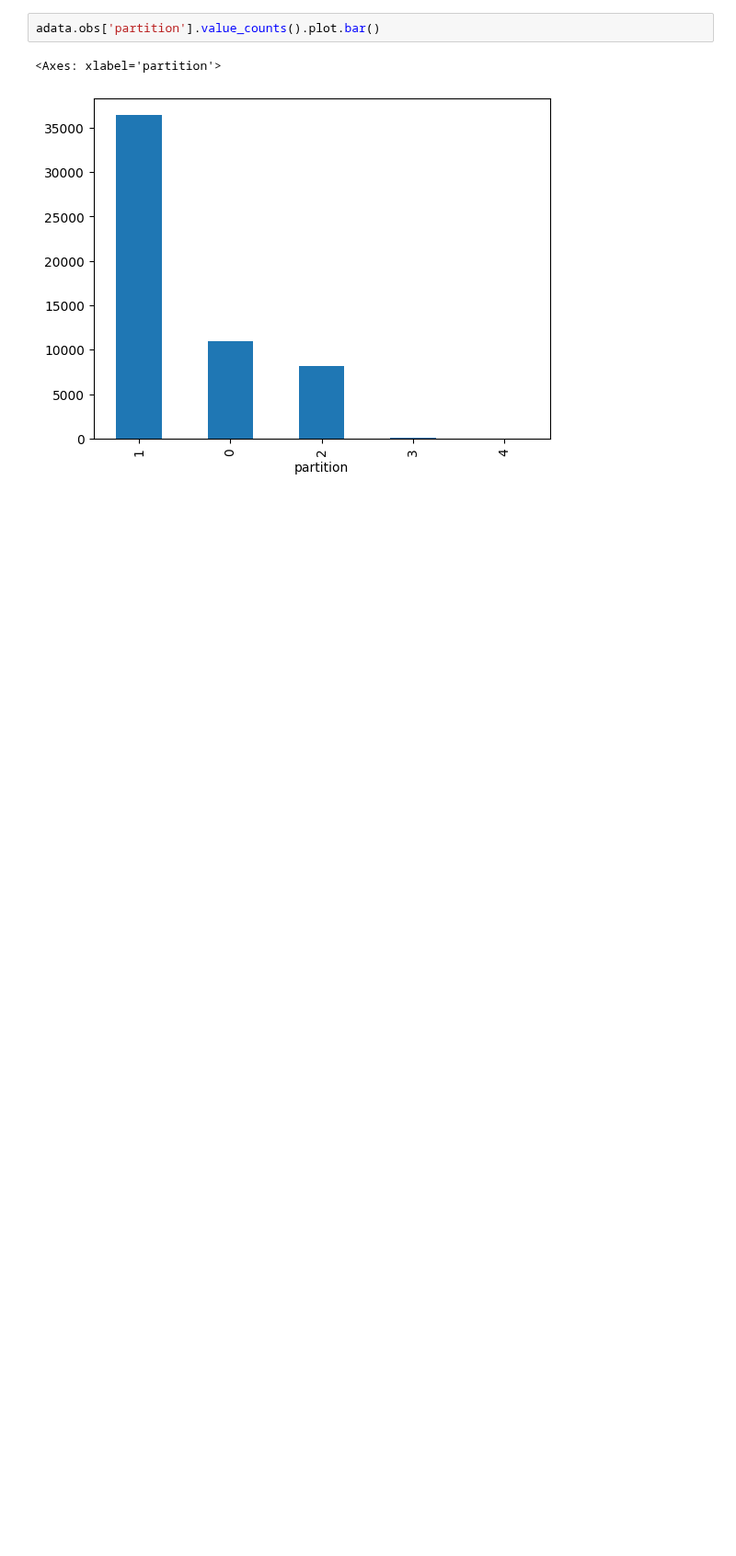
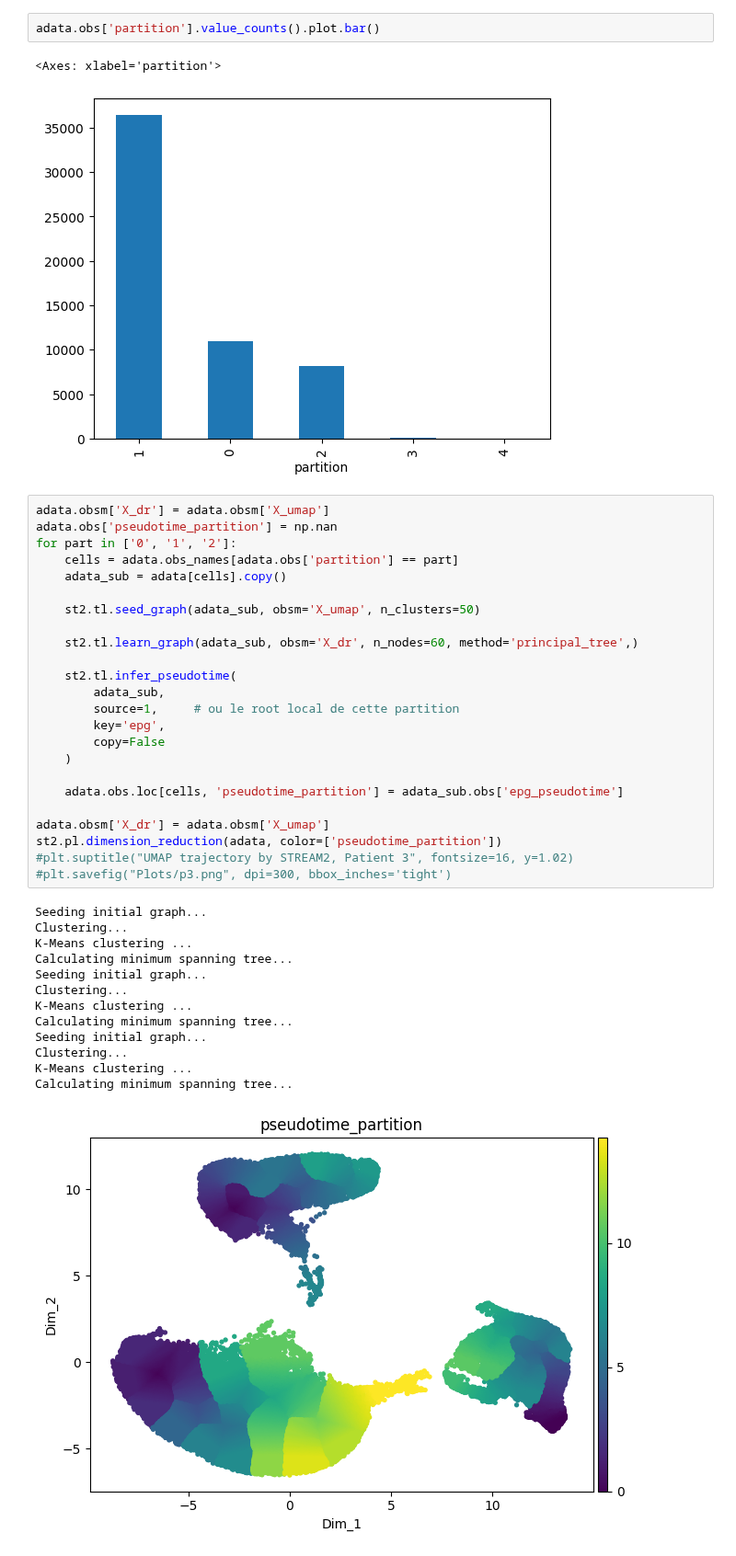
Before and after one commit to Augugustine/CITE-seq-analysis-CLL, a Jupyter notebook: Trajectory/STREAM2_patient3.ipynb, the cells around one changed output. Shown at 92% size. Cells and saved outputs as stored; diff of their text form; blank space fills up the shorter version.

```diff
--- a/Trajectory/STREAM2_patient3.ipynb
+++ b/Trajectory/STREAM2_patient3.ipynb
@@ -25,6 +27,44 @@ adata.obs['partition'].value_counts().plot.bar()
 # %% [output]
 <Axes: xlabel='partition'>
 [figure]
+# %%
+adata.obsm['X_dr'] = adata.obsm['X_umap']
+adata.obs['pseudotime_partition'] = np.nan
+for part in ['0', '1', '2']:
+    cells = adata.obs_names[adata.obs['partition'] == part]
+    adata_sub = adata[cells].copy()
+
+    st2.tl.seed_graph(adata_sub, obsm='X_umap', n_clusters=50)
+
+    st2.tl.learn_graph(adata_sub, obsm='X_dr', n_nodes=60, method='principal_tree',)
+
+    st2.tl.infer_pseudotime(
+        adata_sub,
+        source=1,     # ou le root local de cette partition
+        key='epg',
+        copy=False
+    )
+
+    adata.obs.loc[cells, 'pseudotime_partition'] = adata_sub.obs['epg_pseudotime']
+
+adata.obsm['X_dr'] = adata.obsm['X_umap']
+st2.pl.dimension_reduction(adata, color=['pseudotime_partition'])
+#plt.suptitle("UMAP trajectory by STREAM2, Patient 3", fontsize=16, y=1.02)
+#plt.savefig("Plots/p3.png", dpi=300, bbox_inches='tight')
+# %% [output]
+Seeding initial graph...
+Clustering...
+K-Means clustering ...
+Calculating minimum spanning tree...
+Seeding initial graph...
+Clustering...
+K-Means clustering ...
+Calculating minimum spanning tree...
+Seeding initial graph...
+Clustering...
+K-Means clustering ...
+Calculating minimum spanning tree...
+[figure, added]
 # %%
 st2.tl.seed_graph(adata,obsm='X_umap',use_partition=True)
 st2.pl.graph(adata,key='seed_epg',color=['final_annot'])
```
Also changed, not shown: parts of 6 cells of this notebook, 1 other file.
